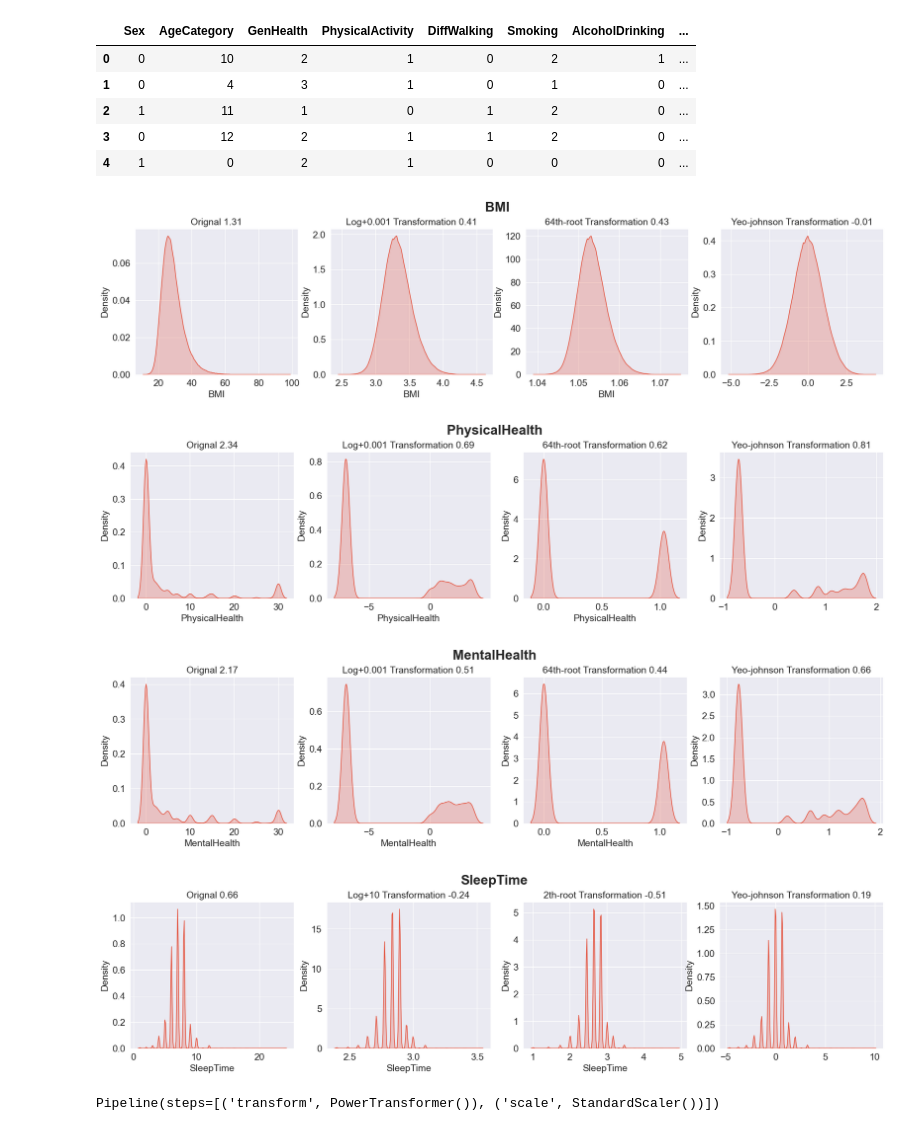
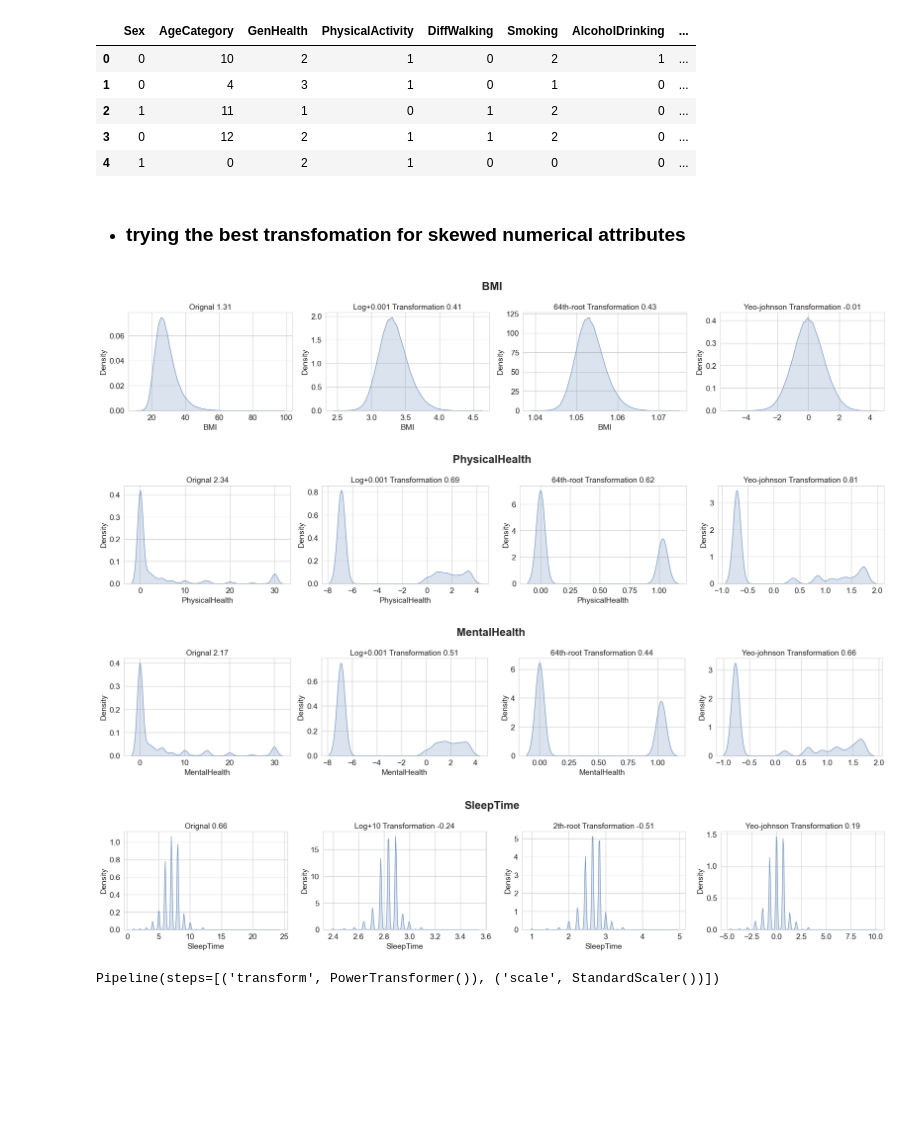
Before and after one commit to zedann/atom_machine_learning_project, a Jupyter notebook: model/indicators-of-heart-disease.ipynb, the cells around one changed output. Cells and saved outputs as stored; diff of their text form; code cells hidden in the pictures; blank space fills up the shorter version.

```diff
--- a/model/indicators-of-heart-disease.ipynb
+++ b/model/indicators-of-heart-disease.ipynb
@@ -107,5 +108,5 @@ import warnings
 warnings.simplefilter(action='ignore', category=FutureWarning)
 
 # general style
-sns.set_style("darkgrid")
-sns.set_palette("RdYlBu")
+sns.set_style("whitegrid")
+sns.set_palette("vlag")
@@ -112,5 +122,5 @@ sns.set_palette("RdYlBu")
 # %%
-df = pd.read_csv("./data\merged_data.csv")
+df = pd.read_csv(curdir+"data/merged_data.csv")
 print(df.shape)
 df.head()
 # %% [output]
@@ -197,6 +207,13 @@ pd.concat([nans, pct], axis = 1).rename(columns = { 0 : 'NaNValuesCount', 1 : 'N
 | PhysicalActivity | 1093 | 0.14 |
 | Diabetic | 1087 | 0.14 |
 | Sex | 0 | 0.00 |
+# %%
+IMAGES_PATH = curdir+'imgs/'
+if not os.path.isdir(IMAGES_PATH):
+    os.mkdir(IMAGES_PATH)
+def save_fig(fig_id, tight_layout=True, fig_extension="png", resolution=480):
+    path = IMAGES_PATH + f"{fig_id}.{fig_extension}"
+    plt.savefig(path, format=fig_extension, dpi=resolution)
 # %%
 # Set the size
 plt.figure(figsize=(8, 10))
@@ -482,7 +504,7 @@ train['AgeCategory'] = train['AgeCategory'].str.replace('Age ', '')
 plt.figure(figsize=(14, 6))
 
 # Plot countplot
-ax = sns.countplot(data=train, x='AgeCategory', palette = 'RdYlBu',
+ax = sns.countplot(data=train, x='AgeCategory', palette = 'vlag',
                    order = train['AgeCategory'].value_counts().sort_index().index.values)
 
 # Customize plot
@@ -495,6 +517,7 @@ ax.tick_params(axis='x', rotation=0)
 for c in ax.containers:
     ax.bar_label(c)
 
+save_fig('Distribution-of-Age-Category')
 # Show plot
 plt.show()
 # %% [output]
@@ -830,6 +867,8 @@ encoder.fit_transform(X_train[cat_attris]).head()
 | 2 | 1 | 11 | 1 | 0 | 1 | 2 | 0 | ... |
 | 3 | 0 | 12 | 2 | 1 | 1 | 2 | 0 | ... |
 | 4 | 1 | 0 | 2 | 1 | 0 | 0 | 0 | ... |
+# %% [markdown]
+- ### trying the best transfomation for skewed numerical attributes
 # %%
 from sklearn.preprocessing import PowerTransformer
 from scipy.stats import skew
@@ -847,38 +886,40 @@ for attr in num_attris:
         n_skf = skew(np.log(i+X_train[attr]))
         if abs(n_skf) < abs(skf):
             x, skf = i, n_skf
 
     log_bmi = np.log(x+X_train[attr])
     skf = round( skew(log_bmi), 2)
     sns.kdeplot(log_bmi, fill = True, ax=ax[1])
     ax[1].set_title(f'Log+{x} Transformation {skf}', fontsize=14)
 
 
     gridsv, x, skf = [1/2, 1/4, 1/8, 1/16, 1/32, 1/64], 1/2, 200
     for i in gridsv:
         n_skf = skew(np.power(X_train[attr], i))
         if abs(n_skf) < abs(skf):
             x, skf = i, n_skf
 
     sqrt_bmi = np.power(X_train[attr], x)
     sns.kdeplot(sqrt_bmi, fill = True, ax=ax[2])
     skf = round(skew(sqrt_bmi), 2)
     ax[2].set_title(f'{int(1/x)}th-root Transformation {skf}', fontsize=14)
 
     transformer = PowerTransformer()
     yeo_bmi = transformer.fit_transform((X_train[[attr]]+1))[:,  0]
     skf = round(skew(yeo_bmi), 2)
     sns.kdeplot(yeo_bmi, fill = True, ax=ax[3])
     ax[3].set_title(f'Yeo-johnson Transformation {skf}', fontsize=14)
 
 
-    plt.suptitle(attr, fontsize=20, weight='bold', y = 1.02)
+    plt.suptitle(attr, fontsize=20, weight='bold')
+    plt.tight_layout(pad=1.1)
+    save_fig(f'{attr} transformations')
     plt.show()
 # %% [output]
-[figure, old version]
+[figure, new version]
-[figure, old version]
+[figure, new version]
-[figure, old version]
+[figure, new version]
-[figure, old version]
+[figure, new version]
 # %%
 from sklearn.pipeline import Pipeline
 from sklearn.preprocessing import StandardScaler
```
Also changed, not shown: parts of 81 cells of this notebook, 6 other files.
